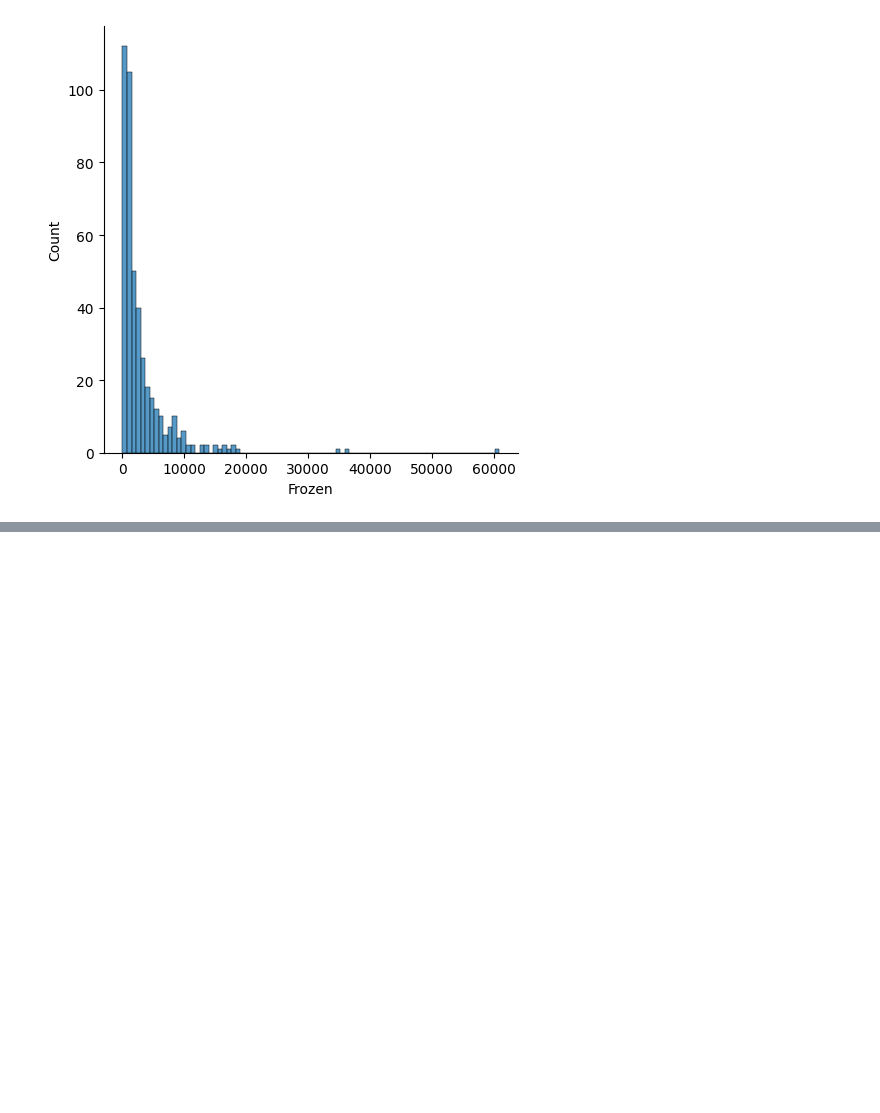
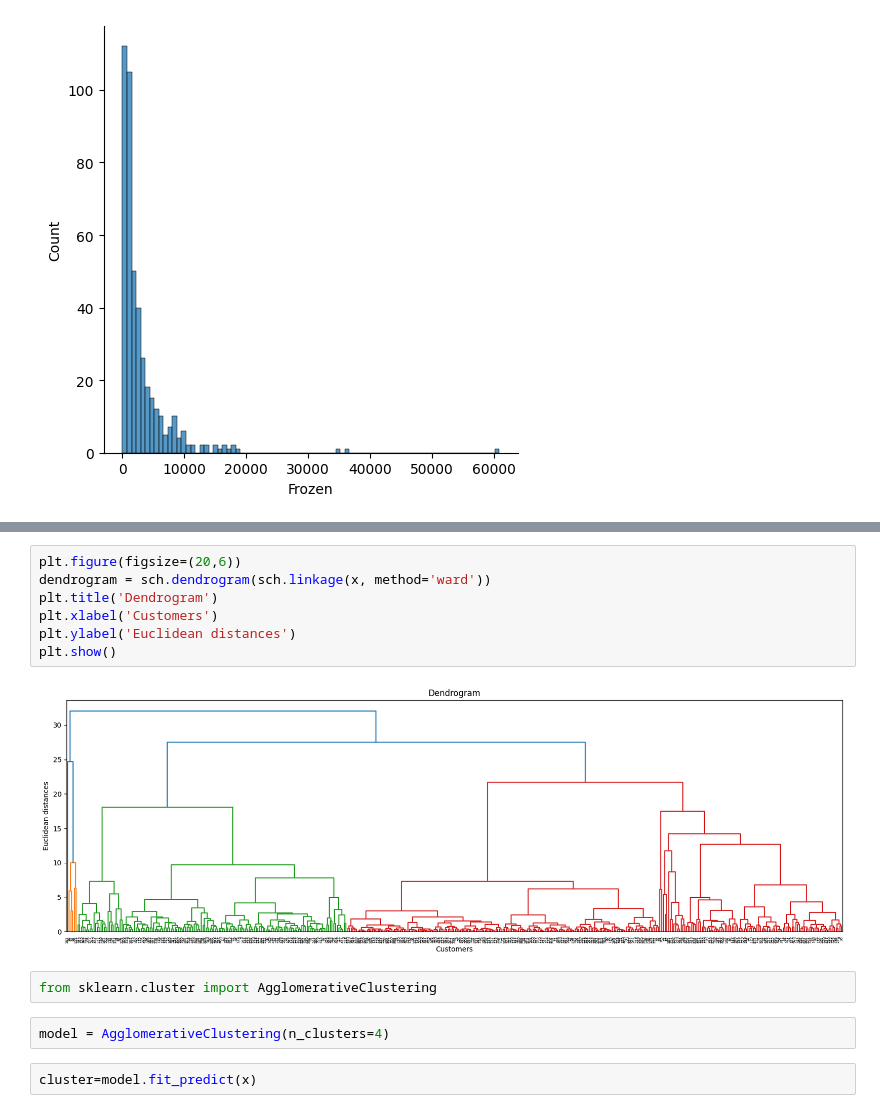
Before and after one commit to ChetanGoud77/AD-PYTHON, a Jupyter notebook: DAY_21.ipynb, the cells around one changed output, grey strips where cells are left out. Saved outputs shown, nothing was run; the diff lists cells and outputs as text; blank space fills up the shorter version.

```diff
--- a/DAY_21.ipynb
+++ b/DAY_21.ipynb
@@ -140,0 +193,15 @@ sns.displot(df['Frozen'])
+# %%
+plt.figure(figsize=(20,6))
+dendrogram = sch.dendrogram(sch.linkage(x, method='ward'))
+plt.title('Dendrogram')
+plt.xlabel('Customers')
+plt.ylabel('Euclidean distances')
+plt.show()
+# %% [output]
+[figure, added]
+# %%
+from sklearn.cluster import AgglomerativeClustering
+# %%
+model = AgglomerativeClustering(n_clusters=4)
+# %%
+cluster=model.fit_predict(x)
```
Also changed, not shown: parts of 11 cells of this notebook.
